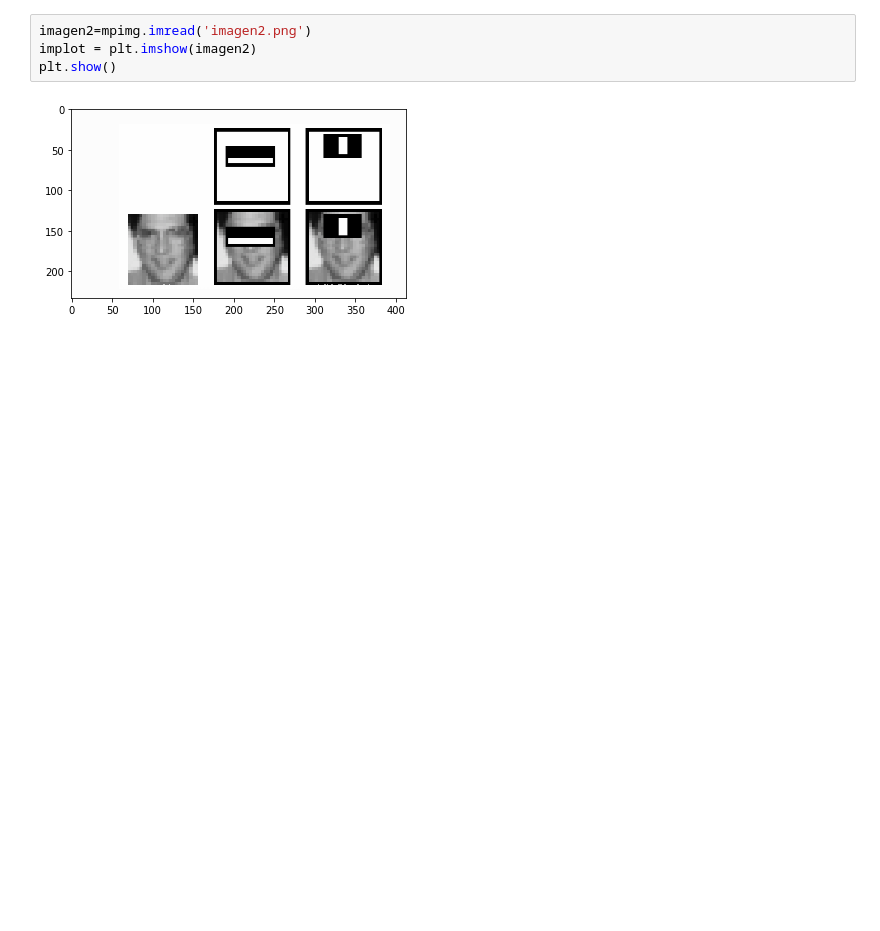
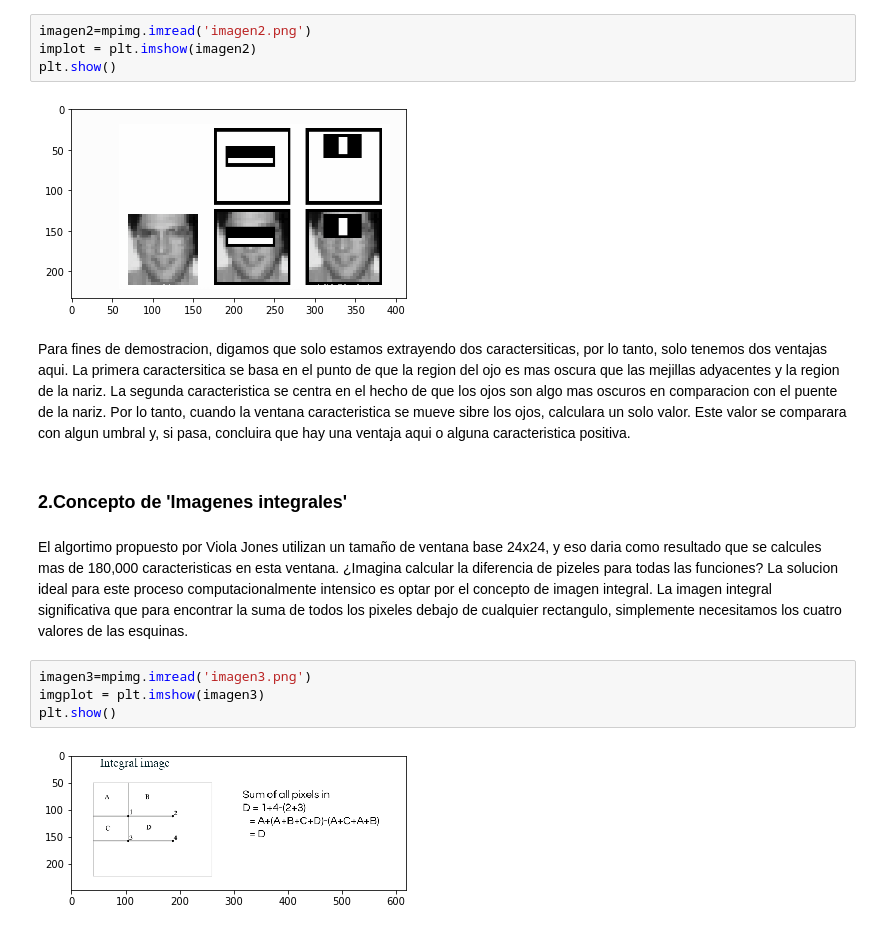
Before and after one commit to carlosrascon/IA-CLASE-L5, a Jupyter notebook: DeteccionFacial.ipynb, the cells around one changed output. Drawn from its saved outputs; the diff is of its cells as text; blank space fills up the shorter version.

```diff
--- a/DeteccionFacial.ipynb
+++ b/DeteccionFacial.ipynb
@@ -48,3 +48,15 @@ implot = plt.imshow(imagen2)
 plt.show()
 # %% [output]
 [figure]
+# %% [markdown]
+Para fines de demostracion, digamos que solo estamos extrayendo dos caractersiticas, por lo tanto, solo tenemos dos ventajas aqui. La primera caractersitica se basa en el punto de que la region del ojo es mas oscura que las mejillas adyacentes y la region de la nariz. La segunda caracteristica se centra en el hecho de que los ojos son algo mas oscuros en comparacion con el puente de la nariz. Por lo tanto, cuando la ventana caracteristica se mueve sibre los ojos, calculara un solo valor. Este valor se comparara con algun umbral y, si pasa, concluira que hay una ventaja aqui o alguna caracteristica positiva.
+# %% [markdown]
+### 2.Concepto de 'Imagenes integrales'
+# %% [markdown]
+El algortimo propuesto por Viola Jones utilizan un tamaño de ventana base 24x24, y eso daria como resultado que se calcules mas de 180,000 caracteristicas en esta ventana. ¿Imagina calcular la diferencia de pizeles para todas las funciones? La solucion ideal para este proceso computacionalmente intensico es optar por el concepto de imagen integral. La imagen integral significativa que para encontrar la suma de todos los pixeles debajo de cualquier rectangulo, simplemente necesitamos los cuatro valores de las esquinas.
+# %%
+imagen3=mpimg.imread('imagen3.png')
+imgplot = plt.imshow(imagen3)
+plt.show()
+# %% [output]
+[figure, added]
```
Also changed, not shown: parts of 29 cells of this notebook.
